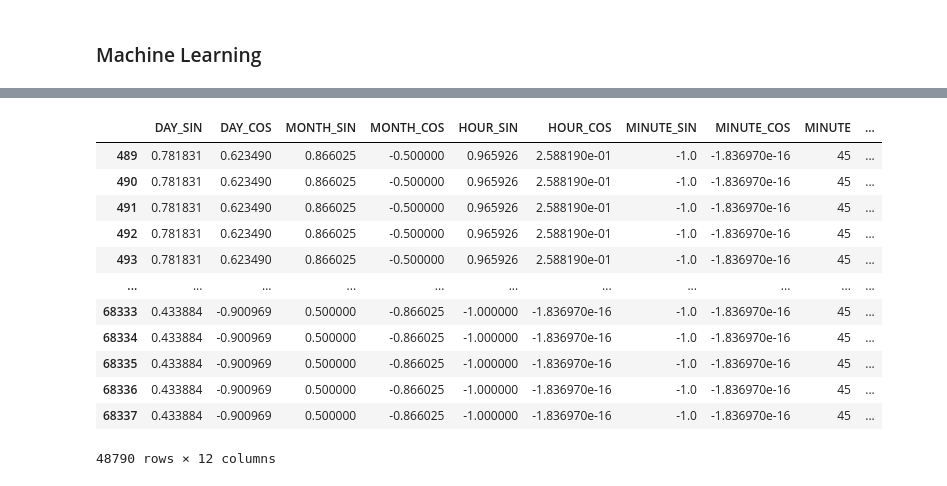
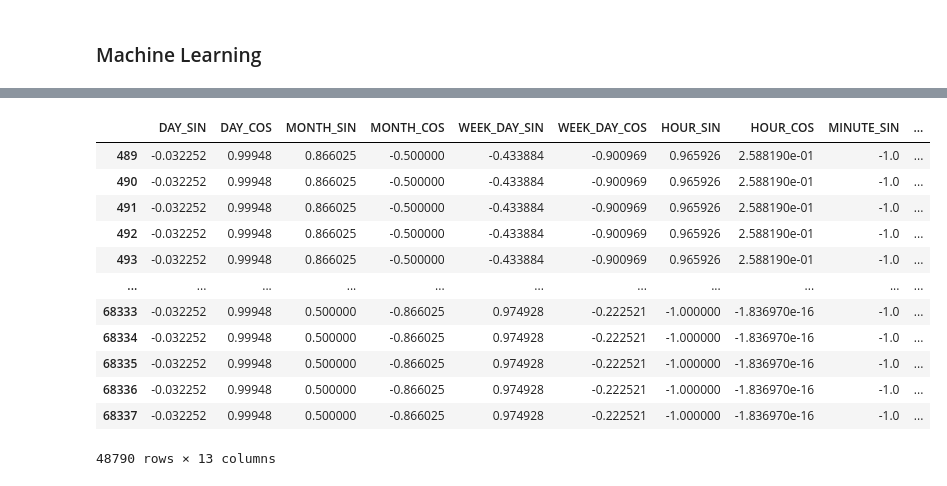
Before and after one commit to Karthik5412/Solar-Energy, a Jupyter notebook: making.ipynb, the cells around one changed output, grey strips where cells are left out. Saved outputs shown, nothing was run; the diff lists cells and outputs as text; code cells hidden in the pictures.

```diff
--- a/making.ipynb
+++ b/making.ipynb
@@ -155,8 +220,10 @@ df['Day'] = df['DATE_TIME'].dt.day
 
 df['Hour'] = df['DATE_TIME'].dt.hour
 df['Minute'] = df['DATE_TIME'].dt.minute
+
+df['Day_of_week'] = df['DATE_TIME'].dt.weekday
 # %%
 df = df.drop(columns='DATE_TIME')
-df = df[['Month','Day','Hour','Minute', 'DC_POWER',  'DAILY_YIELD', 'TOTAL_YIELD','AMBIENT_TEMPERATURE', 'MODULE_TEMPERATURE', 'IRRADIATION']]
+df = df[['Month','Day','Day_of_week', 'Hour','Minute', 'DC_POWER',  'DAILY_YIELD', 'TOTAL_YIELD','AMBIENT_TEMPERATURE', 'MODULE_TEMPERATURE', 'IRRADIATION','DAY_DC_POWER', 'WEEK_DC_POWER' ]]
 df
 # %% [output]
@@ -176,8 +243,8 @@ df
 # %% [markdown]
 ### Machine Learning
 # %%
-x = df.drop(columns=['DC_POWER','DAILY_YIELD', 'TOTAL_YIELD'])
-y = df['DC_POWER']
+x = df.drop(columns=['DC_POWER','DAILY_YIELD', 'TOTAL_YIELD', 'WEEK_DC_POWER' ])
+y = df[['DC_POWER','WEEK_DC_POWER']]
 # %%
 x_encoded = x.copy()
 x_encoded
@@ -207,29 +290,32 @@ x_encoded['minute_cos'] = np.cos(2 * np.pi * x['Minute'] / 60)
 x_encoded['month_sin'] = np.sin(2 * np.pi * (x['Month'] -1) / 12)
 x_encoded['month_cos'] = np.cos(2 * np.pi * (x['Month'] -1) / 12)
 
-x_encoded['day_sin'] = np.sin(2 * np.pi * x['Day'] / 7)
-x_encoded['day_cos'] = np.cos(2 * np.pi * x['Day'] / 7)
+x_encoded['day_sin'] = np.sin(2 * np.pi * x['Day']- 1/ 31 )
+x_encoded['day_cos'] = np.cos(2 * np.pi * x['Day'] -1/ 31 )
+
+x_encoded['week_day_sin'] = np.sin(2 * np.pi * x['Day_of_week'] / 7)
+x_encoded['week_day_cos'] = np.cos(2 * np.pi * x['Day_of_week'] / 7)
 # %%
 # Droping unwanted columns
 x_encoded = x_encoded.drop(columns= ['Month','Day', 'Hour', 'Hour'])
 x_encoded.columns = x_encoded.columns.str.upper()
 # %%
-x_encoded = x_encoded[['DAY_SIN', 'DAY_COS','MONTH_SIN', 'MONTH_COS','HOUR_SIN', 'HOUR_COS','MINUTE_SIN', 'MINUTE_COS','MINUTE',  'AMBIENT_TEMPERATURE', 'MODULE_TEMPERATURE','IRRADIATION']]
+x_encoded = x_encoded[['DAY_SIN', 'DAY_COS','MONTH_SIN', 'MONTH_COS','WEEK_DAY_SIN' ,'WEEK_DAY_COS', 'HOUR_SIN', 'HOUR_COS','MINUTE_SIN', 'MINUTE_COS', 'AMBIENT_TEMPERATURE', 'MODULE_TEMPERATURE','IRRADIATION']]
 x_encoded
 # %% [output]
-|  | DAY_SIN | DAY_COS | MONTH_SIN | MONTH_COS | HOUR_SIN | HOUR_COS | MINUTE_SIN | MINUTE_COS | MINUTE | ... |
-| 489 | 0.781831 | 0.623490 | 0.866025 | -0.500000 | 0.965926 | 2.588190e-01 | -1.0 | -1.836970e-16 | 45 | ... |
-| 490 | 0.781831 | 0.623490 | 0.866025 | -0.500000 | 0.965926 | 2.588190e-01 | -1.0 | -1.836970e-16 | 45 | ... |
-| 491 | 0.781831 | 0.623490 | 0.866025 | -0.500000 | 0.965926 | 2.588190e-01 | -1.0 | -1.836970e-16 | 45 | ... |
-| 492 | 0.781831 | 0.623490 | 0.866025 | -0.500000 | 0.965926 | 2.588190e-01 | -1.0 | -1.836970e-16 | 45 | ... |
-| 493 | 0.781831 | 0.623490 | 0.866025 | -0.500000 | 0.965926 | 2.588190e-01 | -1.0 | -1.836970e-16 | 45 | ... |
+|  | DAY_SIN | DAY_COS | MONTH_SIN | MONTH_COS | WEEK_DAY_SIN | WEEK_DAY_COS | HOUR_SIN | HOUR_COS | MINUTE_SIN | ... |
+| 489 | -0.032252 | 0.99948 | 0.866025 | -0.500000 | -0.433884 | -0.900969 | 0.965926 | 2.588190e-01 | -1.0 | ... |
+| 490 | -0.032252 | 0.99948 | 0.866025 | -0.500000 | -0.433884 | -0.900969 | 0.965926 | 2.588190e-01 | -1.0 | ... |
+| 491 | -0.032252 | 0.99948 | 0.866025 | -0.500000 | -0.433884 | -0.900969 | 0.965926 | 2.588190e-01 | -1.0 | ... |
+| 492 | -0.032252 | 0.99948 | 0.866025 | -0.500000 | -0.433884 | -0.900969 | 0.965926 | 2.588190e-01 | -1.0 | ... |
+| 493 | -0.032252 | 0.99948 | 0.866025 | -0.500000 | -0.433884 | -0.900969 | 0.965926 | 2.588190e-01 | -1.0 | ... |
 | ... | ... | ... | ... | ... | ... | ... | ... | ... | ... | ... |
-| 68333 | 0.433884 | -0.900969 | 0.500000 | -0.866025 | -1.000000 | -1.836970e-16 | -1.0 | -1.836970e-16 | 45 | ... |
-| 68334 | 0.433884 | -0.900969 | 0.500000 | -0.866025 | -1.000000 | -1.836970e-16 | -1.0 | -1.836970e-16 | 45 | ... |
-| 68335 | 0.433884 | -0.900969 | 0.500000 | -0.866025 | -1.000000 | -1.836970e-16 | -1.0 | -1.836970e-16 | 45 | ... |
-| 68336 | 0.433884 | -0.900969 | 0.500000 | -0.866025 | -1.000000 | -1.836970e-16 | -1.0 | -1.836970e-16 | 45 | ... |
-| 68337 | 0.433884 | -0.900969 | 0.500000 | -0.866025 | -1.000000 | -1.836970e-16 | -1.0 | -1.836970e-16 | 45 | ... |
+| 68333 | -0.032252 | 0.99948 | 0.500000 | -0.866025 | 0.974928 | -0.222521 | -1.000000 | -1.836970e-16 | -1.0 | ... |
+| 68334 | -0.032252 | 0.99948 | 0.500000 | -0.866025 | 0.974928 | -0.222521 | -1.000000 | -1.836970e-16 | -1.0 | ... |
+| 68335 | -0.032252 | 0.99948 | 0.500000 | -0.866025 | 0.974928 | -0.222521 | -1.000000 | -1.836970e-16 | -1.0 | ... |
+| 68336 | -0.032252 | 0.99948 | 0.500000 | -0.866025 | 0.974928 | -0.222521 | -1.000000 | -1.836970e-16 | -1.0 | ... |
+| 68337 | -0.032252 | 0.99948 | 0.500000 | -0.866025 | 0.974928 | -0.222521 | -1.000000 | -1.836970e-16 | -1.0 | ... |
-48790 rows × 12 columns
+48790 rows × 13 columns
 # %%
 from sklearn.model_selection import train_test_split
 from sklearn.preprocessing import StandardScaler
```
Also changed, not shown: parts of 27 cells of this notebook.
